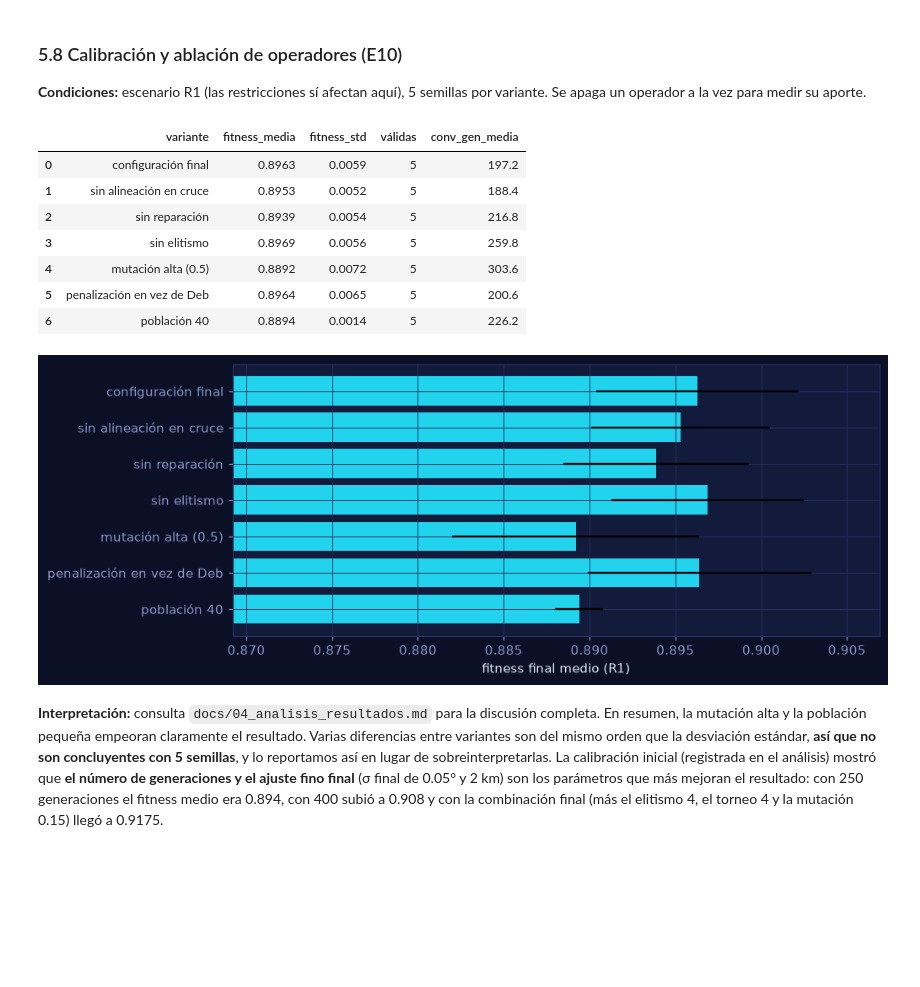
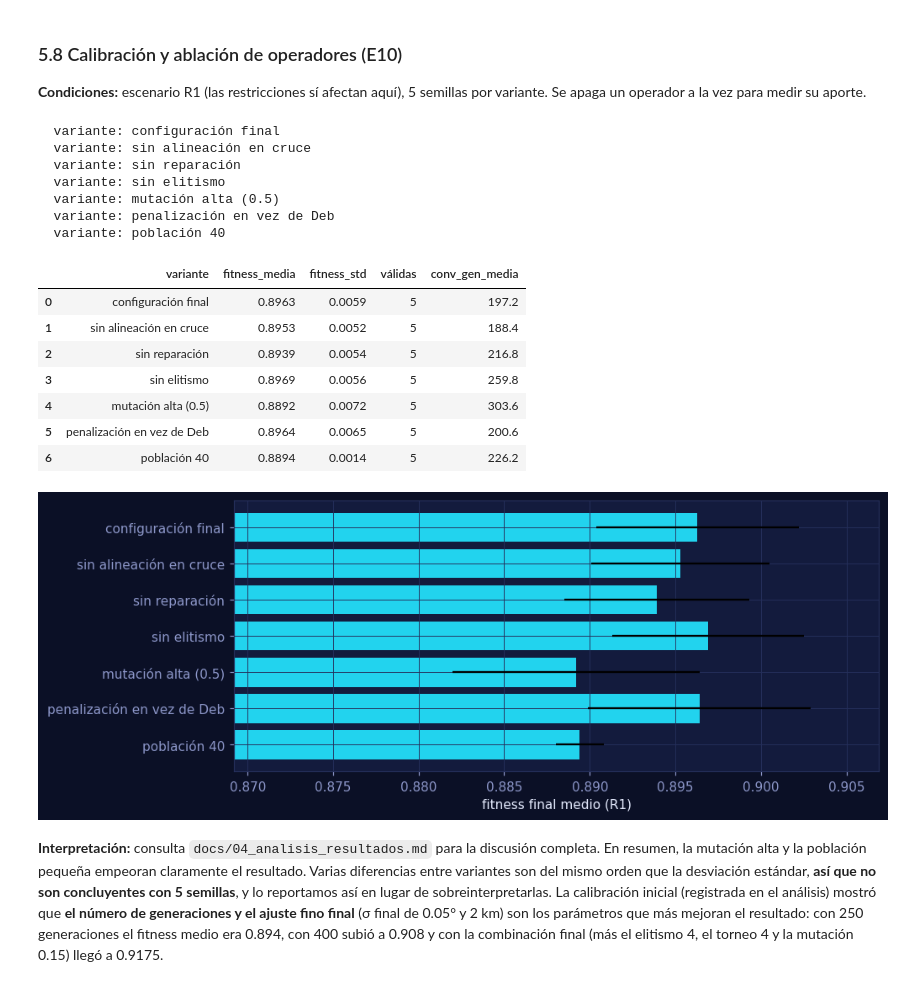
Before and after one commit to osiriseduardo/Astroshield, a Jupyter notebook: notebooks/AstroShield.ipynb, the cells around one changed output. Saved outputs shown, nothing was run; the diff lists cells and outputs as text; code cells hidden in the pictures; blank space fills up the shorter version.

Commit message:
feat(notebook): optimize for Google Colab (env check, quick mode, progress, results download)

```diff
--- a/notebooks/AstroShield.ipynb
+++ b/notebooks/AstroShield.ipynb
@@ -1975,7 +2063,10 @@ Writing pytest.ini
 # %%
-import importlib, sys, warnings
+#@title Configuración de la ejecución
+MODO = "completo"  #@param ["completo", "rápido"]
 warnings.filterwarnings("ignore")
 sys.path.insert(0, ".")
+for _m in [m for m in sys.modules if m == "astroshield" or m.startswith("astroshield.")]:
+    del sys.modules[_m]  # re-running the notebook picks up edited %%writefile cells
 import numpy as np, pandas as pd, matplotlib.pyplot as plt
 from IPython.display import display, Markdown
 import astroshield
@@ -1987,8 +2078,13 @@ from astroshield.geo import deg_to_km
 from astroshield.viz import (apply_theme, plot_evolution, plot_runs, plot_regions, plot_mission_map,
                              show_globe, plotly_comparison)
 apply_theme()
+import plotly.io as pio
+pio.renderers.default = "colab" if IN_COLAB else "notebook_connected"  # keeps the notebook light
 pd.set_option("display.width", 160)
-CFG = GAConfig()          # parámetros finales (ver sección 5.8, calibración)
-N_SEEDS = 10  #@param {type:"integer"}
-print("AstroShield", astroshield.__version__, "| GA:", CFG)
+if MODO == "completo":
+    CFG, N_SEEDS, N_ABLATION = GAConfig(), 10, 5        # parámetros finales (sección 5.8)
+else:
+    CFG, N_SEEDS, N_ABLATION = GAConfig(generations=200), 5, 3
+print("AstroShield", astroshield.__version__, "| modo:", MODO, "| semillas:", N_SEEDS)
+print("GA:", CFG)
 # %% [output]
@@ -2477,22 +2586,29 @@ print("✔ El globo muestra exactamente la configuración, el fitness y la cober
 
 **Condiciones:** escenario R1 (las restricciones sí afectan aquí), 5 semillas por variante. Se apaga un operador a la vez para medir su aporte.
 # %%
-abl_runs, abl = X.e10_ablation(CFG, seeds=range(5))
+abl_runs, abl = X.e10_ablation(CFG, seeds=range(N_ABLATION), progress=True)
 display(abl)
 fig, ax = plt.subplots(figsize=(9, 3.8))
 ax.barh(abl["variante"], abl["fitness_media"], xerr=abl["fitness_std"], color="#22D3EE")
 ax.set_xlim(abl["fitness_media"].min() - 0.02, abl["fitness_media"].max() + 0.01); ax.invert_yaxis()
 ax.set_xlabel("fitness final medio (R1)"); plt.show()
 # %% [output]
+  variante: configuración final
+  variante: sin alineación en cruce
+  variante: sin reparación
+  variante: sin elitismo
+  variante: mutación alta (0.5)
+  variante: penalización en vez de Deb
+  variante: población 40
 |  | variante | fitness_media | fitness_std | válidas | conv_gen_media |
 | 0 | configuración final | 0.8963 | 0.0059 | 5 | 197.2 |
 | 1 | sin alineación en cruce | 0.8953 | 0.0052 | 5 | 188.4 |
 | 2 | sin reparación | 0.8939 | 0.0054 | 5 | 216.8 |
 | 3 | sin elitismo | 0.8969 | 0.0056 | 5 | 259.8 |
 | 4 | mutación alta (0.5) | 0.8892 | 0.0072 | 5 | 303.6 |
 | 5 | penalización en vez de Deb | 0.8964 | 0.0065 | 5 | 200.6 |
 | 6 | población 40 | 0.8894 | 0.0014 | 5 | 226.2 |
-[figure, old version]
+[figure, new version]
 # %% [markdown]
 **Interpretación:** consulta `docs/04_analisis_resultados.md` para la discusión completa. En resumen, la mutación alta y
 la población pequeña empeoran claramente el resultado. Varias diferencias entre variantes son del mismo orden que la
```
Also changed, not shown: parts of 13 cells of this notebook, 4 other files.
